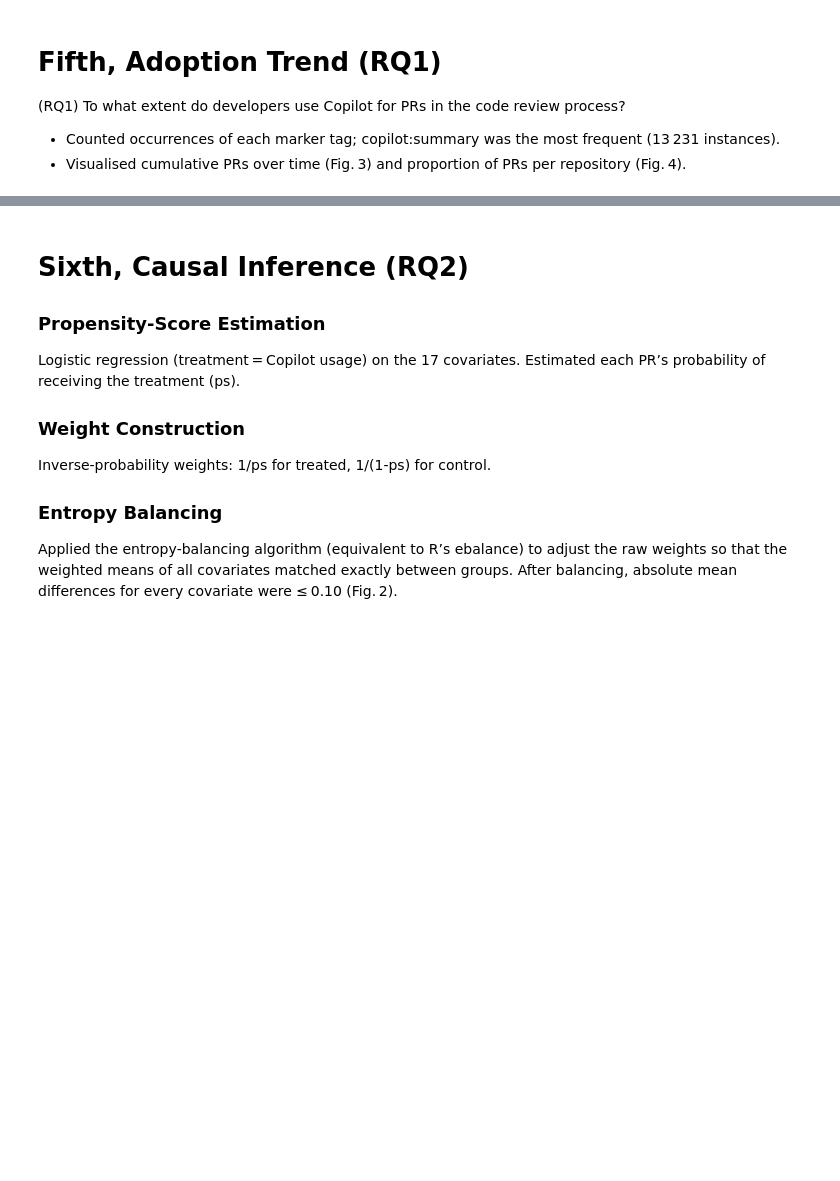
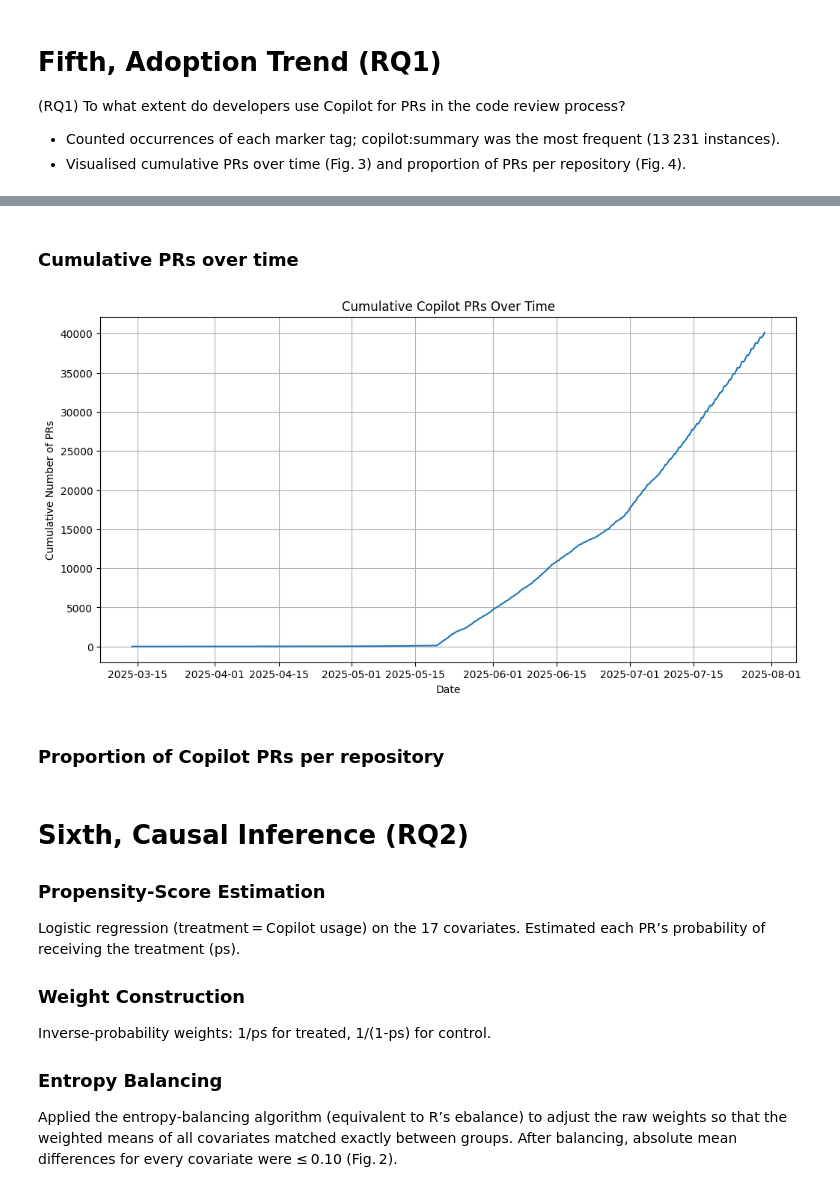
Before and after one commit to awjans/CopilotForPRsAdoption, a Jupyter notebook: scripts/AIDev.ipynb, the cells around one changed output, grey strips where cells are left out. Saved outputs shown, nothing was run; the diff lists cells and outputs as text; code cells hidden in the pictures; blank space fills up the shorter version.

```diff
--- a/scripts/AIDev.ipynb
+++ b/scripts/AIDev.ipynb
@@ -49,6 +49,8 @@ METRICS_CSV = os.path.join(DATA_FOLDER, f'metrics_ai{MODIFIER}.csv')
 REPOS_PKL = os.path.join(DATA_FOLDER, f'repos_ai{MODIFIER}.pkl')
 
 OUTPUT_CSV_TEMPLATE = os.path.join(DATA_FOLDER, "treatment_metrics_{AGENT}{MODIFIER}.csv")
+
+HUMAN_METRICS_PKL = os.path.join(DATA_FOLDER, f'metrics_hu{MODIFIER}.pkl')
 # %%
 import asyncio
 import matplotlib.pyplot as plt
@@ -896,6 +898,10 @@ Number of treatment PRs after dropping NaNs: 28,007
 # **Fourth**, Bot detection and filtering employed the methodology of Golzadeh et al. (2022)
 
 These are all bots
+# %%
+human_metrics = pd.read_pickle(HUMAN_METRICS_PKL)
+
+metrics = pd.merge(metrics, human_metrics, how='cross')
 # %% [markdown]
 # **Fifth**, Adoption Trend (RQ1)
 (RQ1) To what extent do developers use Copilot for PRs in the code review process?
@@ -904,0 +929,27 @@ These are all bots
+# %% [markdown]
+### Cumulative PRs over time
+# %%
+# Ensure 'created_at' is datetime type
+metrics['created_at'] = pd.to_datetime(metrics['created_at'])
+
+# Filter for Copilot PRs
+copilot_prs = metrics[metrics['agent'] == 'Copilot'].copy()
+
+# Sort by creation date
+copilot_prs = copilot_prs.sort_values('created_at')
+
+# Calculate cumulative count
+copilot_prs['cumulative_prs'] = range(1, len(copilot_prs) + 1)
+
+# Plot cumulative PRs over time
+plt.figure(figsize=(12, 6))
+sns.lineplot(data=copilot_prs, x='created_at', y='cumulative_prs')
+plt.title('Cumulative Copilot PRs Over Time')
+plt.xlabel('Date')
+plt.ylabel('Cumulative Number of PRs')
+plt.grid(True)
+plt.show()
+# %% [output]
+[figure, added]
+# %% [markdown]
+### Proportion of Copilot PRs per repository
```
Also changed, not shown: parts of 3 cells of this notebook.
